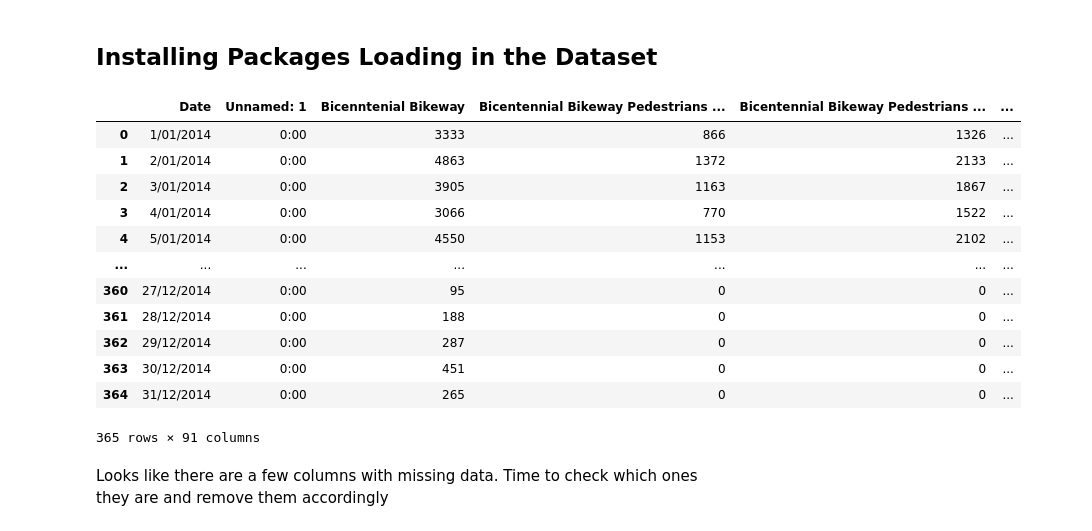
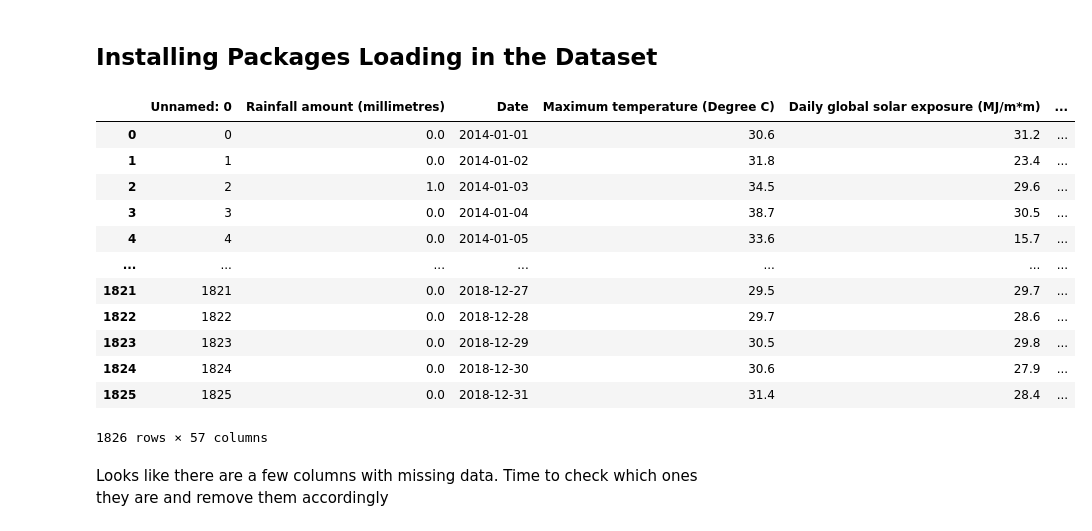
Before and after one commit to aidanlockwood20/CAB420-Codebase, a Jupyter notebook: week_1/week_1.ipynb, the cells around one changed output. Drawn from its saved outputs; the diff is of its cells as text; code cells hidden in the pictures.

```diff
--- a/week_1/week_1.ipynb
+++ b/week_1/week_1.ipynb
@@ -71,16 +38,0 @@ solar_exposure_data_2018 = solar_exposure_data[solar_exposure_data['Year'] == 20
-# %%
-counts2014
-# %% [output]
-|  | Date | Unnamed: 1 | Bicenntenial Bikeway | Bicentennial Bikeway Pedestrians ... | Bicentennial Bikeway Pedestrians ... | ... |
-| 0 | 1/01/2014 | 0:00 | 3333 | 866 | 1326 | ... |
-| 1 | 2/01/2014 | 0:00 | 4863 | 1372 | 2133 | ... |
-| 2 | 3/01/2014 | 0:00 | 3905 | 1163 | 1867 | ... |
-| 3 | 4/01/2014 | 0:00 | 3066 | 770 | 1522 | ... |
-| 4 | 5/01/2014 | 0:00 | 4550 | 1153 | 2102 | ... |
-| ... | ... | ... | ... | ... | ... | ... |
-| 360 | 27/12/2014 | 0:00 | 95 | 0 | 0 | ... |
-| 361 | 28/12/2014 | 0:00 | 188 | 0 | 0 | ... |
-| 362 | 29/12/2014 | 0:00 | 287 | 0 | 0 | ... |
-| 363 | 30/12/2014 | 0:00 | 451 | 0 | 0 | ... |
-| 364 | 31/12/2014 | 0:00 | 265 | 0 | 0 | ... |
-365 rows × 91 columns
@@ -87,3 +42,19 @@ counts2014
+# %%
+combined_data
+# %% [output]
+|  | Unnamed: 0 | Rainfall amount (millimetres) | Date | Maximum temperature (Degree C) | Daily global solar exposure (MJ/m*m) | ... |
+| 0 | 0 | 0.0 | 2014-01-01 | 30.6 | 31.2 | ... |
+| 1 | 1 | 0.0 | 2014-01-02 | 31.8 | 23.4 | ... |
+| 2 | 2 | 1.0 | 2014-01-03 | 34.5 | 29.6 | ... |
+| 3 | 3 | 0.0 | 2014-01-04 | 38.7 | 30.5 | ... |
+| 4 | 4 | 0.0 | 2014-01-05 | 33.6 | 15.7 | ... |
+| ... | ... | ... | ... | ... | ... | ... |
+| 1821 | 1821 | 0.0 | 2018-12-27 | 29.5 | 29.7 | ... |
+| 1822 | 1822 | 0.0 | 2018-12-28 | 29.7 | 28.6 | ... |
+| 1823 | 1823 | 0.0 | 2018-12-29 | 30.5 | 29.8 | ... |
+| 1824 | 1824 | 0.0 | 2018-12-30 | 30.6 | 27.9 | ... |
+| 1825 | 1825 | 0.0 | 2018-12-31 | 31.4 | 28.4 | ... |
+1826 rows × 57 columns
 # %% [markdown]
 Looks like there are a few columns with missing data. Time to check which ones they are and remove them accordingly
 # %%
```
Also changed, not shown: parts of 29 cells of this notebook, 4 other files.
